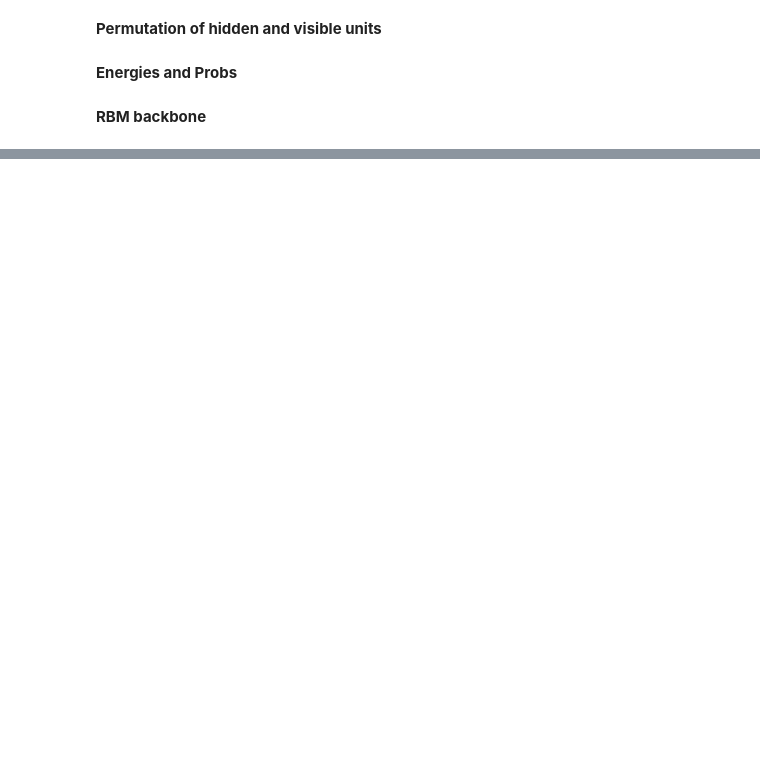
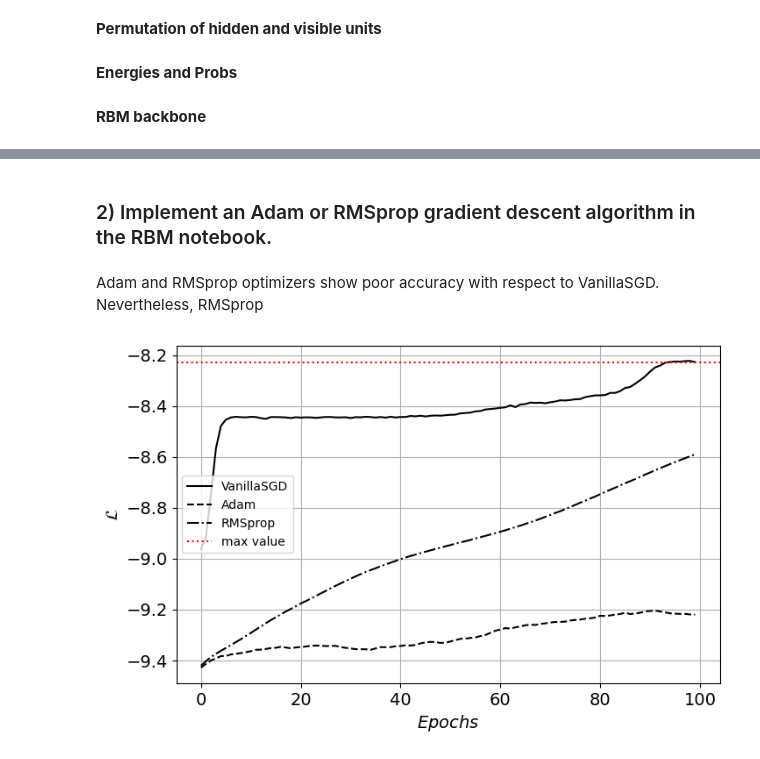
Before and after one commit to naisap/LCP_modB_exercises-project, a Jupyter notebook: group2304_exercise2.ipynb, the cells around one changed output, grey strips where cells are left out. Cells and saved outputs as stored; diff of their text form; code cells hidden in the pictures; blank space fills up the shorter version.

```diff
--- a/group2304_exercise2.ipynb
+++ b/group2304_exercise2.ipynb
@@ -401,0 +580,22 @@ plt.plot(a)
+# %% [markdown]
+### 2) Implement an Adam or RMSprop gradient descent algorithm in the RBM notebook.
+# %% [markdown]
+Adam and RMSprop optimizers show poor accuracy with respect to VanillaSGD. Nevertheless, RMSprop
+# %%
+#Load likelihoods from different optimizers
+likelihoodvanilla=np.loadtxt("DATA_c_txts/DATAc_100_likehood_VanillaSGD_cd101.dat")
+likelihoodadam=np.loadtxt("DATA_c_txts/DATAc_100_likehood_adam_cd101.dat")
+likelihoodrmsprop=np.loadtxt("DATA_c_txts/DATAc_100_likehood_RMSprop_cd101.dat")
+
+fig, axis = plt.subplots(1,1, figsize=(8,5))
+axis.plot(likelihoodvanilla, label="VanillaSGD", color="black")
+axis.plot(likelihoodadam, label="Adam", color="black",  linestyle="dashed")
+axis.plot(likelihoodrmsprop, label="RMSprop", color="black",  linestyle="dashdot")
+axis.axhline(y = likelihoodvanilla[99], color="red", linestyle="dotted", label="max value")
+axis.legend(fontsize="10")
+#axis.set_title("Optimizers accuracy")
+axis.set_xlabel(r"$Epochs$")
+axis.set_ylabel(r"$\mathcal{L}$")
+axis.grid()
+# %% [output]
+[figure, added]
```
Also changed, not shown: parts of 36 cells of this notebook.
